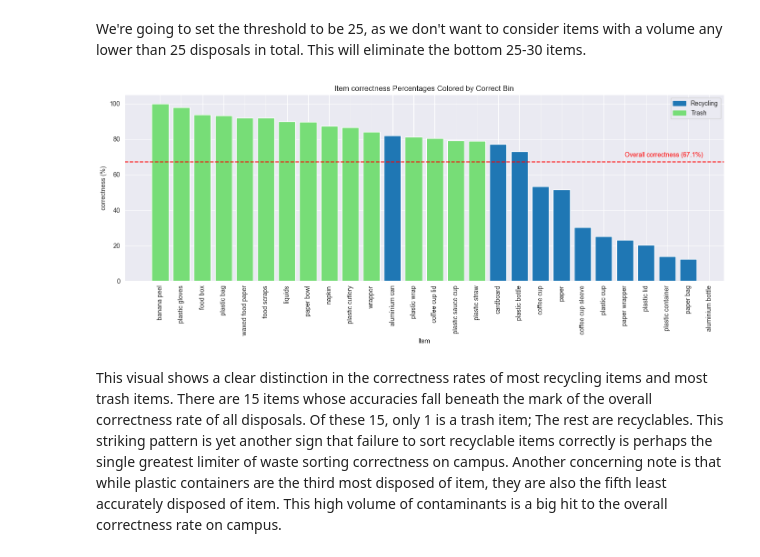
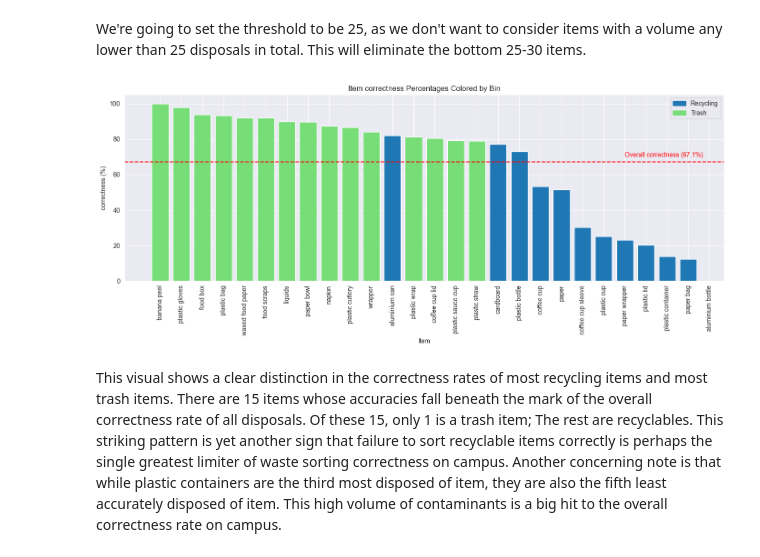
Before and after one commit to bps78/Oscar-Research-Project, a Jupyter notebook: oscar_project.ipynb, the cells around one changed output. Cells and saved outputs as stored; diff of their text form; code cells hidden in the pictures.

Commit message:
Improved correlation visuals

```diff
--- a/oscar_project.ipynb
+++ b/oscar_project.ipynb
@@ -408,32 +408,32 @@ We're going to set the threshold to be 25, as we don't want to consider items wi
 # %%
 #Filter for the volume threshold
 VOLUME_MIN = 25
 item_freqs_filtered = item_freqs[item_freqs > VOLUME_MIN]
 
 item_correctness_percentages = ((item_freqs_filtered - item_contaminant_freqs) / item_freqs_filtered * 100).sort_values(
     ascending=False).reset_index()
 item_correctness_percentages.columns = ['Item', 'Correct Bin', 'correctness']
 
 
 bin_colors = {'Recycling': '#1f77b4', 'Trash': '#77dd77'}
 handles = [mpatches.Patch(color=color, label=bin) for bin, color in bin_colors.items()]
 colors = item_correctness_percentages['Correct Bin'].map(bin_colors)
 
 overall_correctness = ((disposals['Disposals'].sum() - disposals['Contaminants'].sum()) / disposals[
     'Disposals'].sum()) * 100
 
 plt.figure(figsize=(14, 6))
 bars = plt.bar(item_correctness_percentages['Item'], item_correctness_percentages['correctness'], color=colors)
 plt.axhline(overall_correctness, color='red', linestyle='--', label=f'Overall correctness ({overall_correctness:.1f}%)')
 plt.xticks(rotation=90)
 plt.xlabel('Item')
 plt.ylabel('correctness (%)')
-plt.title('Item correctness Percentages Colored by Correct Bin')
+plt.title('Item correctness Percentages Colored by Bin')
 plt.text(22, 70, f'Overall correctness ({overall_correctness:.1f}%)', color='red')
 plt.legend(handles=handles, loc='upper right')
 plt.tight_layout()
 # %% [output]
-[figure, old version]
+[figure, new version]
 # %% [markdown]
 This visual shows a clear distinction in the correctness rates of most recycling items and most trash items. There are 15 items whose accuracies fall beneath the mark of the overall correctness rate of all disposals. Of these 15, only 1 is a trash item; The rest are recyclables. This striking pattern is yet another sign that failure to sort recyclable items correctly is perhaps the single greatest limiter of waste sorting correctness on campus. Another concerning note is that while plastic containers are the third most disposed of item, they are also the fifth least accurately disposed of item. This high volume of contaminants is a big hit to the overall correctness rate on campus.
 # %% [markdown]
```
Also changed, not shown: parts of 10 cells of this notebook, 1 other file.
